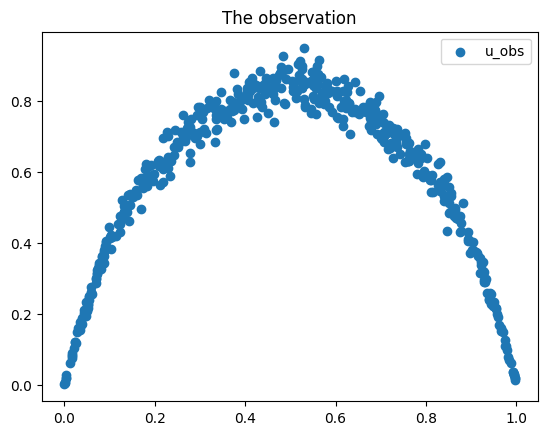
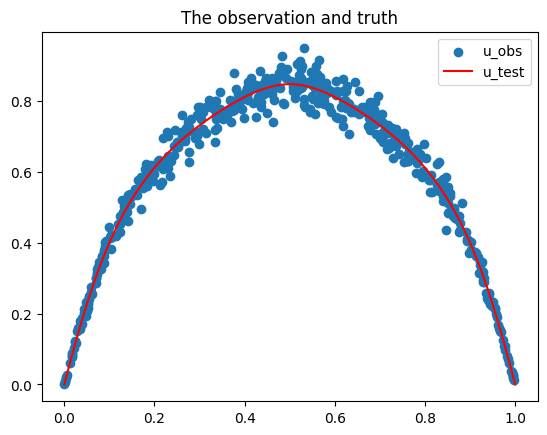
The change to this notebook cell's code, shown as a diff; its figure went from the first image to the second:
--- before
+++ after
@@ -14,5 +14,6 @@
 plt.figure()
 plt.scatter(x_obs, u_obs, label='u_obs')
-plt.title('The observation')
+plt.plot(x_test, u_test,color='red', label="u_test")
+plt.title('The observation and truth')
 plt.legend()
 plt.show()

Commit: added Loss for observed data